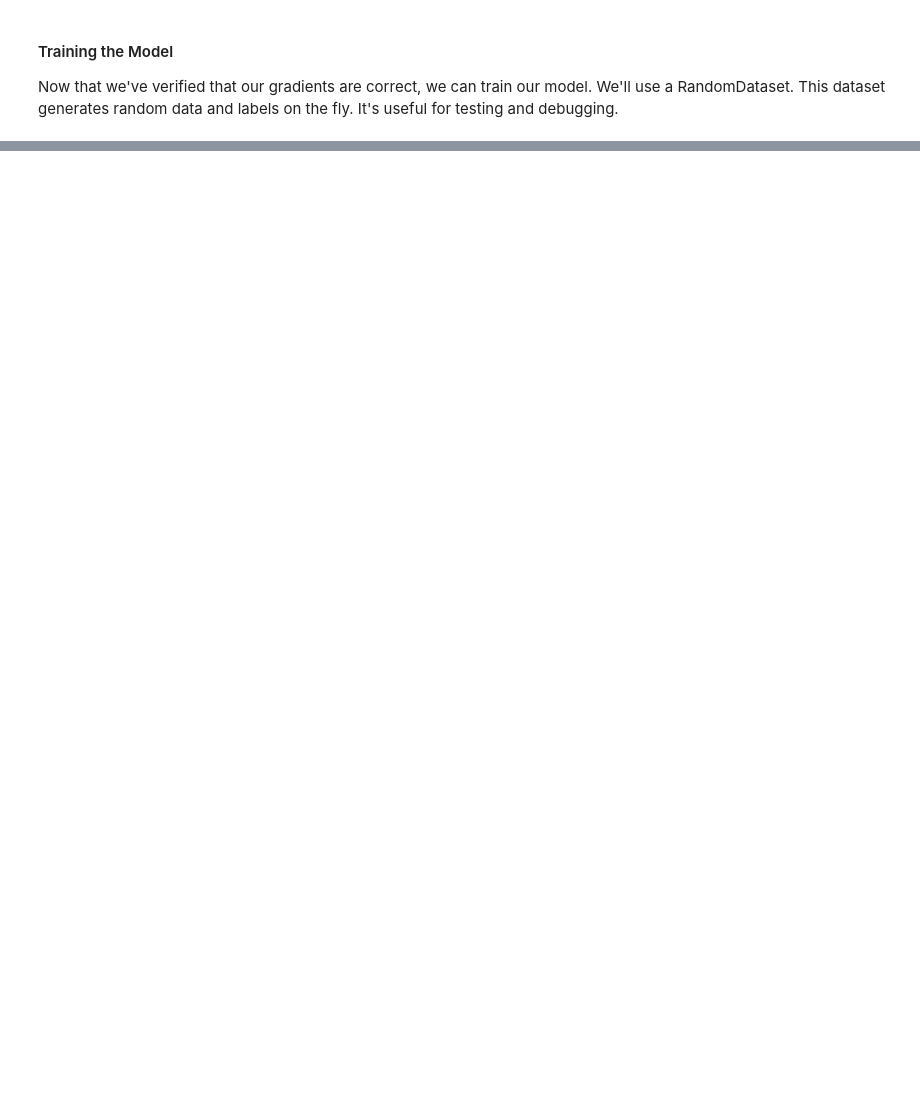
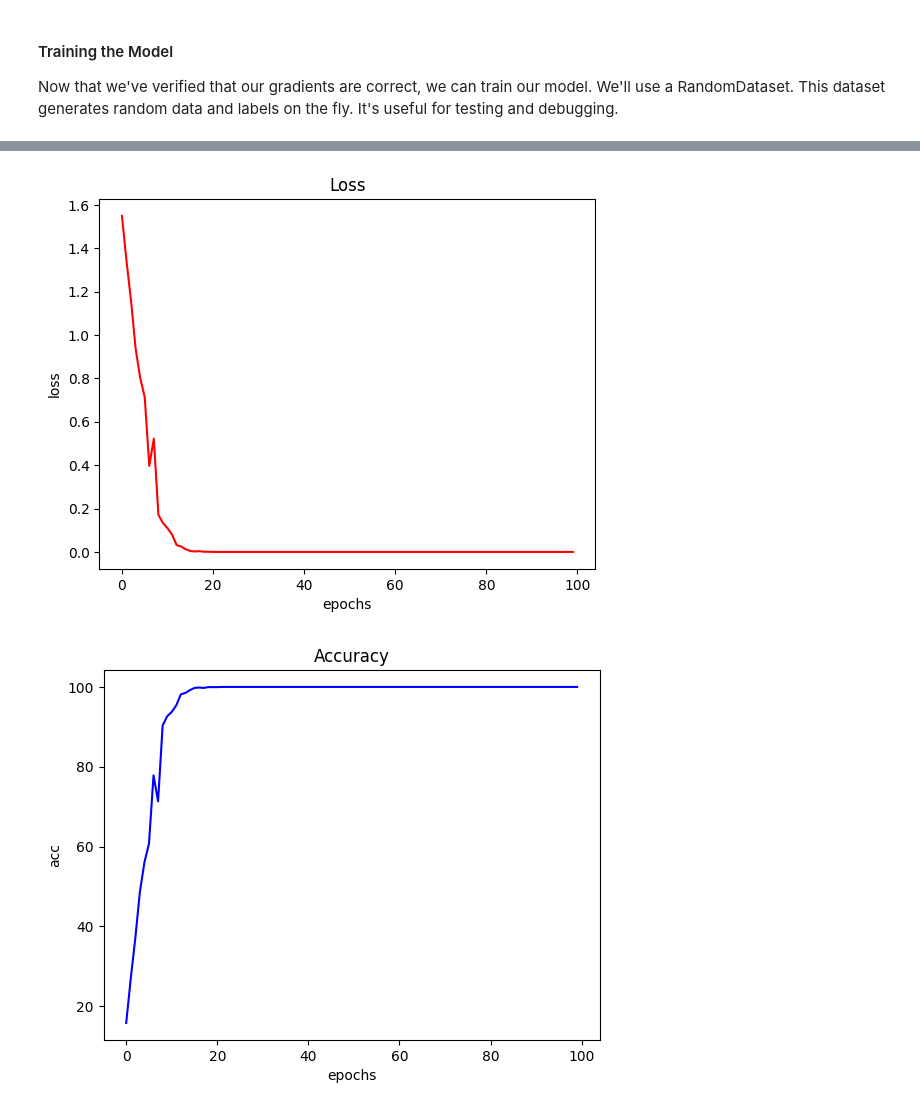
Before and after one commit to r8vnhill/neuron-activation, a Jupyter notebook: src/networks/networks.ipynb, the cells around one changed output, grey strips where cells are left out. Saved outputs shown, nothing was run; the diff lists cells and outputs as text; code cells hidden in the pictures; blank space fills up the shorter version.

```diff
--- a/src/networks/networks.ipynb
+++ b/src/networks/networks.ipynb
@@ -415,0 +430,5 @@ Epoch:100 Accuracy:100.00% Loss:0.0000 Time/epoch:0.181s
+# %%
+from datasets import RandomNormalDataset
+
+train_network_on_dataset(RandomNormalDataset)
+# %% [output]
@@ -415,0 +436,2 @@ Epoch:100 Accuracy:100.00% Loss:0.0000 Time/epoch:0.181s
+[figure, added]
+[figure, added]
```
Also changed, not shown: parts of 9 cells of this notebook, 1 other file.
